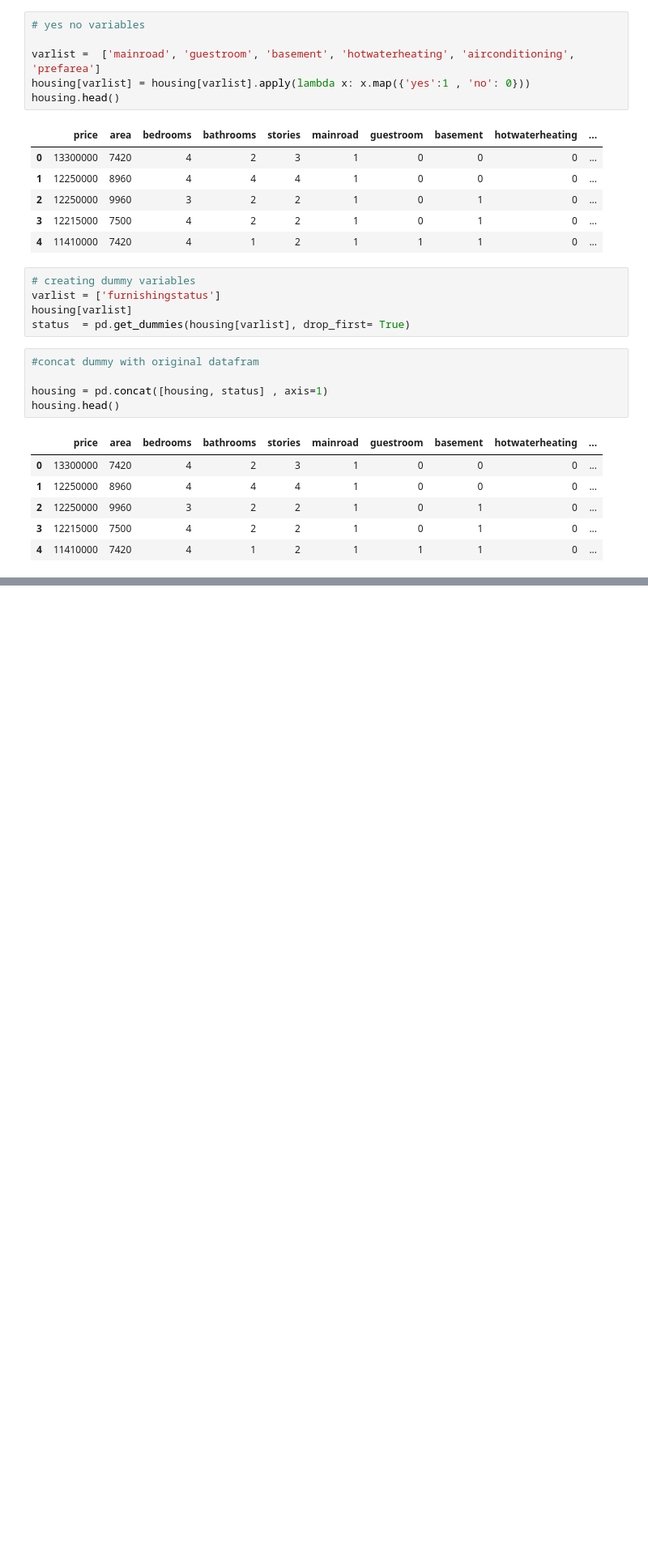
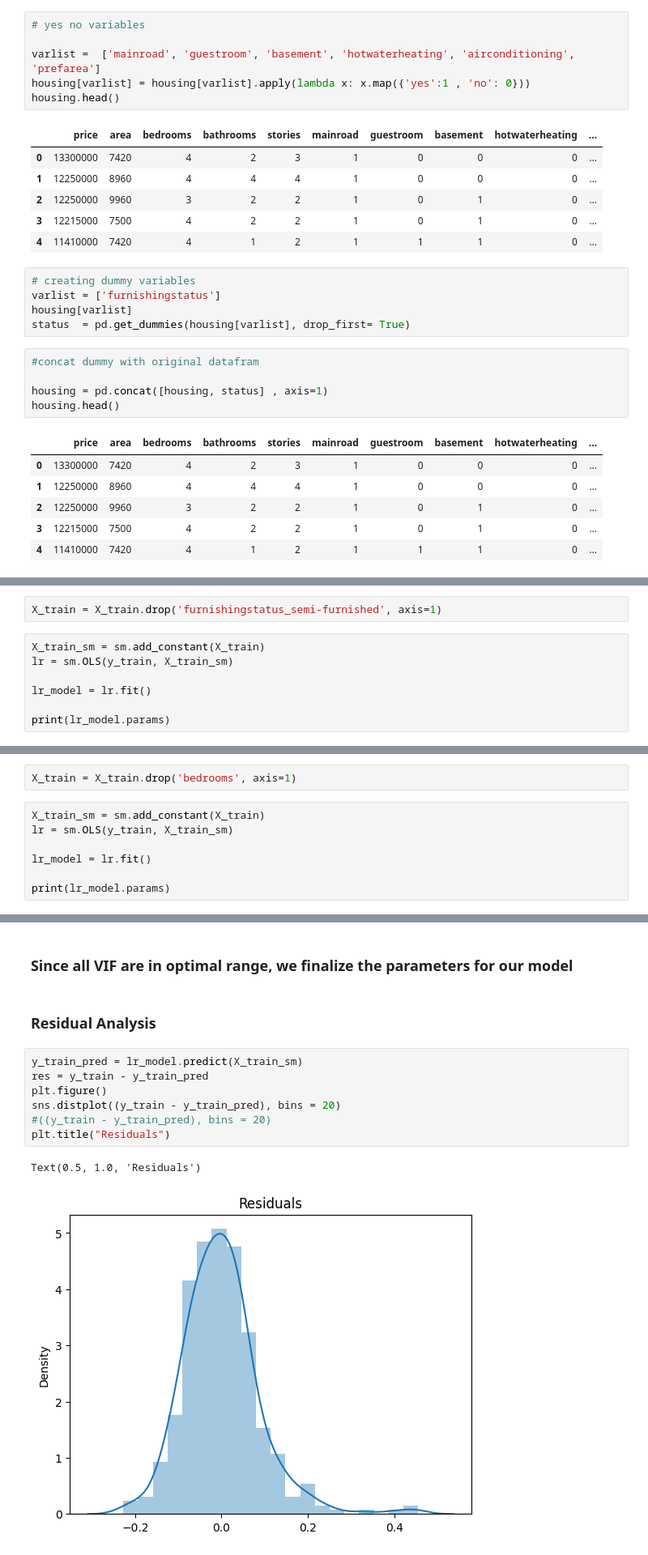
Before and after one commit to KaustavRoy10/Price_optimization, a Jupyter notebook: Price_optimization.ipynb, the cells around one changed output, grey strips where cells are left out. Shown: that part at 81% size. Drawn from its saved outputs; the diff is of its cells as text; blank space fills up the shorter version.

```diff
--- a/Price_optimization.ipynb
+++ b/Price_optimization.ipynb
@@ -150,0 +455,9 @@ housing.drop('furnishingstatus', axis=1)
+# %%
+X_train = X_train.drop('furnishingstatus_semi-furnished', axis=1)
+# %%
+X_train_sm = sm.add_constant(X_train)
+lr = sm.OLS(y_train, X_train_sm)
+
+lr_model = lr.fit()
+
+print(lr_model.params)
@@ -150,0 +535,9 @@ housing.drop('furnishingstatus', axis=1)
+# %%
+X_train = X_train.drop('bedrooms', axis=1)
+# %%
+X_train_sm = sm.add_constant(X_train)
+lr = sm.OLS(y_train, X_train_sm)
+
+lr_model = lr.fit()
+
+print(lr_model.params)
@@ -150,0 +610,14 @@ housing.drop('furnishingstatus', axis=1)
+# %% [markdown]
+### Since all VIF are in optimal range, we finalize the parameters for our model
+# %% [markdown]
+###  Residual Analysis
+# %%
+y_train_pred = lr_model.predict(X_train_sm)
+res = y_train - y_train_pred
+plt.figure()
+sns.distplot((y_train - y_train_pred), bins = 20)
+#((y_train - y_train_pred), bins = 20)
+plt.title("Residuals")
+# %% [output]
+Text(0.5, 1.0, 'Residuals')
+[figure, added]
```
Also changed, not shown: parts of 47 cells of this notebook.
